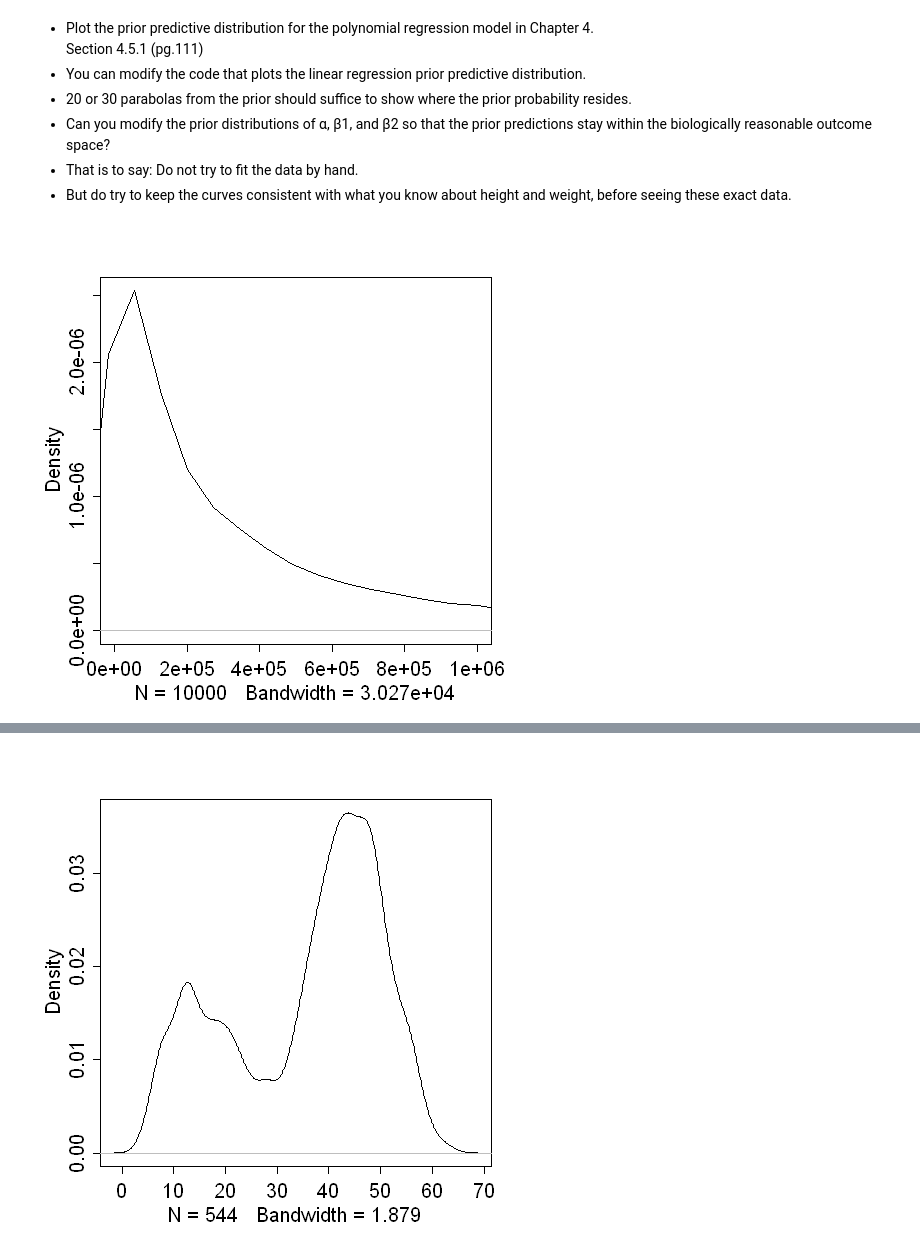
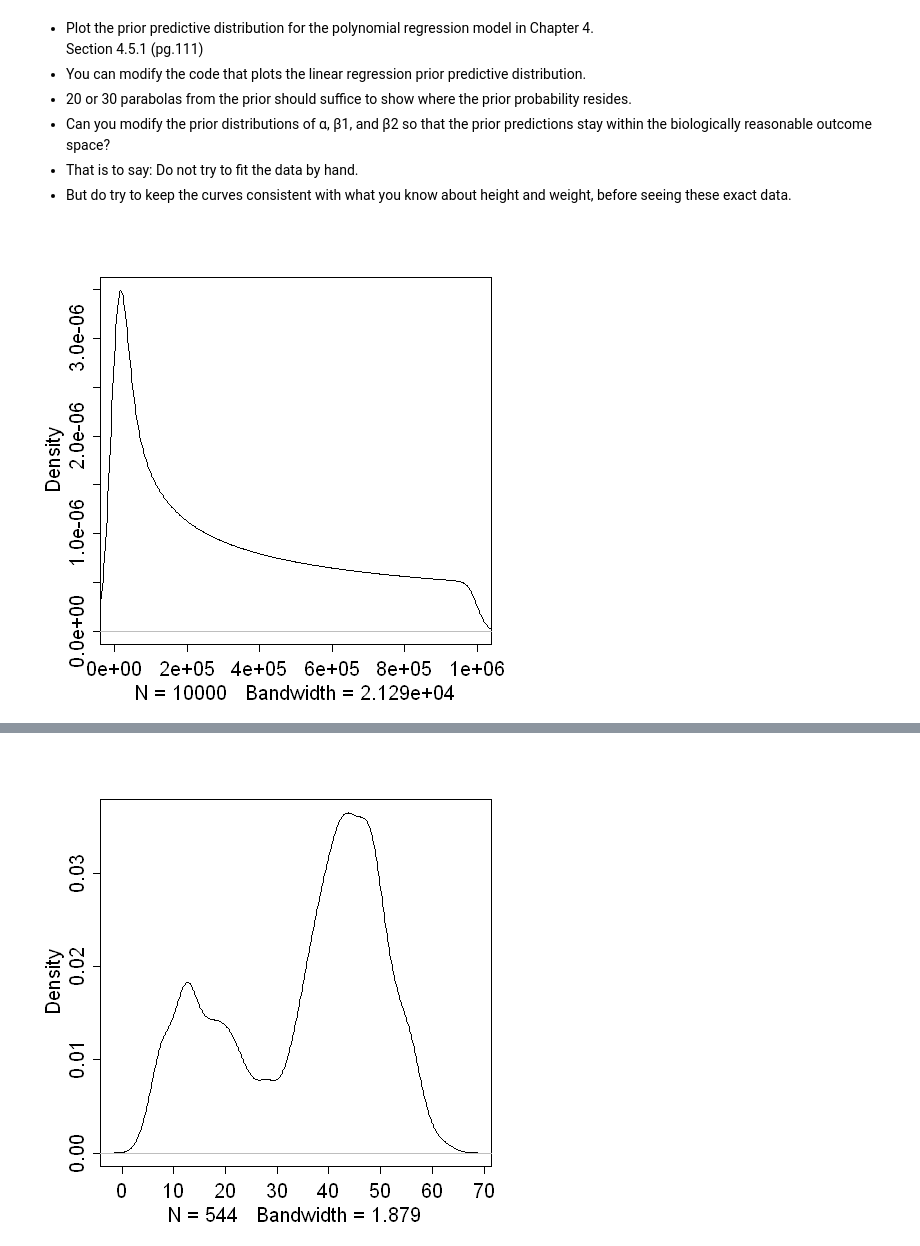
Before and after one commit to hvillamil3/statrethinking_winter2019, a Jupyter notebook: homework/Homework2.ipynb, the cells around one changed output, grey strips where cells are left out. Saved outputs shown, nothing was run; the diff lists cells and outputs as text; code cells hidden in the pictures.

```diff
--- a/homework/Homework2.ipynb
+++ b/homework/Homework2.ipynb
@@ -322,23 +312,23 @@ before seeing these exact data.
 # %%
 # h ~ Norm(mu, sig)
 # mu <- alpha + beta1*x1 + beta2*x1^2
 # alpha ~ Norm(178,20)
 # beta1 ~ Log-Norm(0,1)
 # beta2 ~ Log-Norm(0,1)
 # sig ~ Unif(0,50)
 
 # curve(dnorm(x , 178 , 20 ) , from=100 , to=250)
 # curve(dunif(x,min = 2, max = 50), from=0 , to=60)
 # curve(dlnorm(x,meanlog = 0, sdlog = 1), from=0 , to=2)
 
-sig <- runif(n = 10000, min = 0, max = 10)
-beta2 <- rlnorm(n = 10000, meanlog = 0, sdlog = 1)
-beta1 <- rlnorm(n = 10000, meanlog = 0, sdlog = 1)
-alpha <- rnorm(n = 10000, mean = 178, sd = 1)
+sig <- runif(n = 10000, min = 0, max = 1)
+beta2 <- rlnorm(n = 10000, meanlog = 0, sdlog = 0.000025)
+beta1 <- rlnorm(n = 10000, meanlog = 0, sdlog = 0.000025)
+alpha <- rnorm(n = 10000, mean = 178, sd = 0.000025)
 x1 <- seq(to = 0, from = 1000, length.out = 10000)
-mu <- alpha + beta1*x1 + beta2*x1^2
+mu <- alpha + beta1*x1 + beta2*(x1^2)
 h <- rnorm(n = 10000, mean = mu , sd = sig)
 #dens(h, xlim=range(0,1000000))
 dens(mu, xlim=range(0,1000000))
 # %% [output]
-[figure, old version]
+[figure, new version]
```
Also changed, not shown: parts of 16 cells of this notebook.
